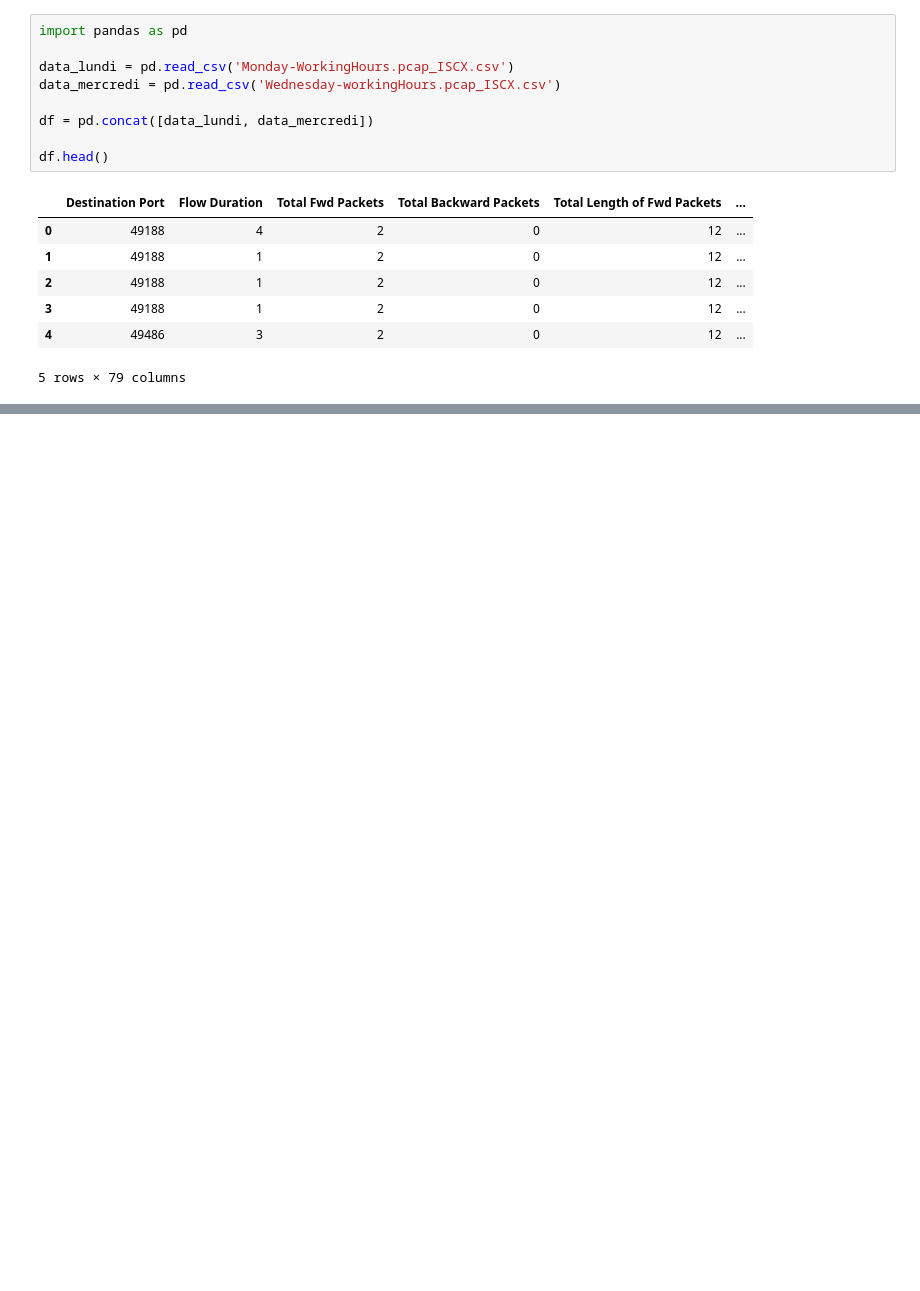
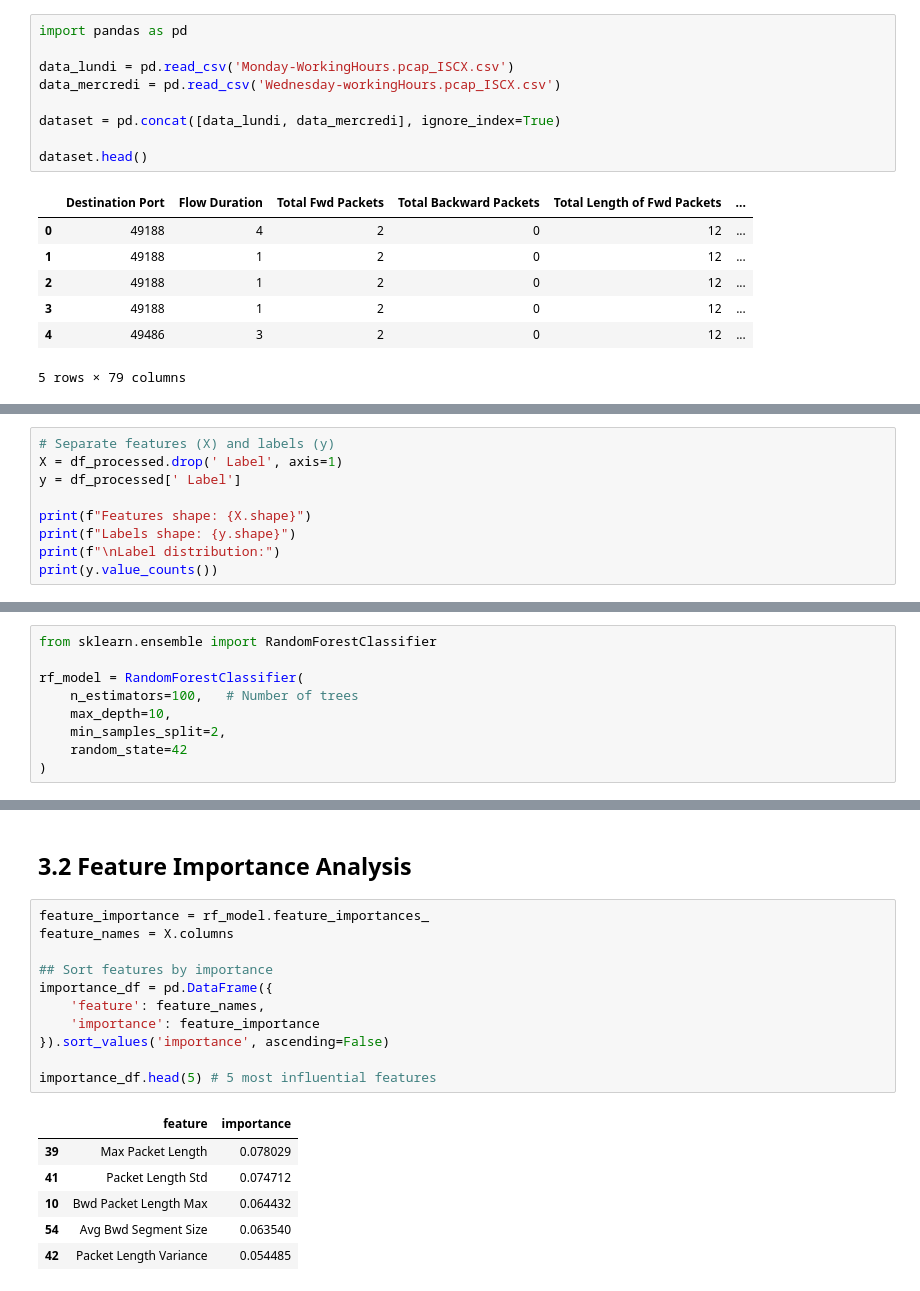
Before and after one commit to ianiskelf/INF6422E-Lab1, a Jupyter notebook: lab1.ipynb, the cells around one changed output, grey strips where cells are left out. Drawn from its saved outputs; the diff is of its cells as text; blank space fills up the shorter version.

```diff
--- a/lab1.ipynb
+++ b/lab1.ipynb
@@ -15,9 +15,9 @@ import pandas as pd
 data_lundi = pd.read_csv('Monday-WorkingHours.pcap_ISCX.csv')
 data_mercredi = pd.read_csv('Wednesday-workingHours.pcap_ISCX.csv')
 
-df = pd.concat([data_lundi, data_mercredi])
+dataset = pd.concat([data_lundi, data_mercredi], ignore_index=True)
 
-df.head()
+dataset.head()
 # %% [output]
 |  | Destination Port | Flow Duration | Total Fwd Packets | Total Backward Packets | Total Length of Fwd Packets | ... |
 | 0 | 49188 | 4 | 2 | 0 | 12 | ... |
@@ -84,0 +145,9 @@ Les attributs contenant des valeurs manquantes sont ['Flow Bytes/s'].
+# %%
+# Separate features (X) and labels (y)
+X = df_processed.drop(' Label', axis=1)
+y = df_processed[' Label']
+
+print(f"Features shape: {X.shape}")
+print(f"Labels shape: {y.shape}")
+print(f"\nLabel distribution:")
+print(y.value_counts())
@@ -84,0 +321,9 @@ Les attributs contenant des valeurs manquantes sont ['Flow Bytes/s'].
+# %%
+from sklearn.ensemble import RandomForestClassifier
+
+rf_model = RandomForestClassifier(
+    n_estimators=100,   # Number of trees
+    max_depth=10,
+    min_samples_split=2,
+    random_state=42
+)
@@ -84,0 +419,21 @@ Les attributs contenant des valeurs manquantes sont ['Flow Bytes/s'].
+# %% [markdown]
+3.2 Feature Importance Analysis
+-------------------------------
+# %%
+feature_importance = rf_model.feature_importances_
+feature_names = X.columns
+
+## Sort features by importance
+importance_df = pd.DataFrame({
+    'feature': feature_names,
+    'importance': feature_importance
+}).sort_values('importance', ascending=False)
+
+importance_df.head(5) # 5 most influential features
+# %% [output]
+|  | feature | importance |
+| 39 | Max Packet Length | 0.078029 |
+| 41 | Packet Length Std | 0.074712 |
+| 10 | Bwd Packet Length Max | 0.064432 |
+| 54 | Avg Bwd Segment Size | 0.063540 |
+| 42 | Packet Length Variance | 0.054485 |
```
Also changed, not shown: parts of 15 cells of this notebook.
